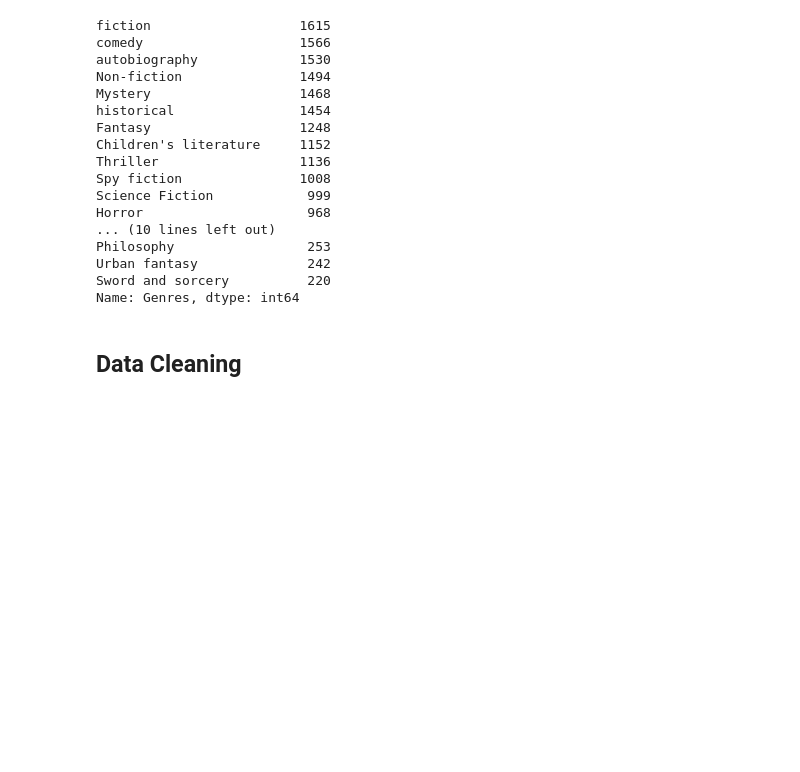
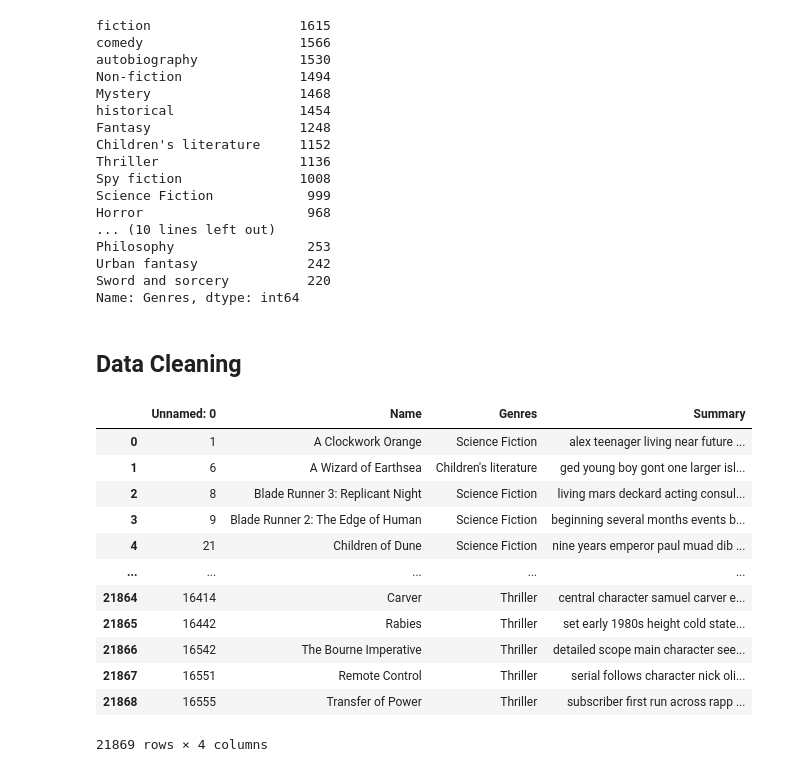
Before and after one commit to docmhvr/CMPE_255_Book_Genre_Prediction, a Jupyter notebook: Data Extraction/CMUBookSummaryDataset.ipynb, the cells around one changed output. Drawn from its saved outputs; the diff is of its cells as text; code cells hidden in the pictures; blank space fills up the shorter version.

Commit message:
Data cleaning completed for the CMU Book Summary dataset

```diff
--- a/Data Extraction/CMUBookSummaryDataset.ipynb
+++ b/Data Extraction/CMUBookSummaryDataset.ipynb
@@ -265,3 +265,35 @@ def remove_punctuation(data):
 
 def remove_apostrophe(data):
     return np.char.replace(data, "'", "")
+# %%
+def preprocesswithoutstem(data):
+    data=np.char.lower(data)
+
+    data = remove_punctuation(data) #remove comma seperately
+
+    data = remove_apostrophe(data)
+
+    data = remove_stopwords(data)
+
+    data = remove_punctuation(data)
+
+    data = remove_stopwords(data) #needed again as num2word is giving stop words 101 - one hundred and one
+
+    return data
+# %%
+df.Summary=df.Summary.apply(preprocesswithoutstem)
+df
+# %% [output]
+|  | Unnamed: 0 | Name | Genres | Summary |
+| 0 | 1 | A Clockwork Orange | Science Fiction | alex teenager living near future ... |
+| 1 | 6 | A Wizard of Earthsea | Children's literature | ged young boy gont one larger isl... |
+| 2 | 8 | Blade Runner 3: Replicant Night | Science Fiction | living mars deckard acting consul... |
+| 3 | 9 | Blade Runner 2: The Edge of Human | Science Fiction | beginning several months events b... |
+| 4 | 21 | Children of Dune | Science Fiction | nine years emperor paul muad dib ... |
+| ... | ... | ... | ... | ... |
+| 21864 | 16414 | Carver | Thriller | central character samuel carver e... |
+| 21865 | 16442 | Rabies | Thriller | set early 1980s height cold state... |
+| 21866 | 16542 | The Bourne Imperative | Thriller | detailed scope main character see... |
+| 21867 | 16551 | Remote Control | Thriller | serial follows character nick oli... |
+| 21868 | 16555 | Transfer of Power | Thriller | subscriber first run across rapp ... |
+21869 rows × 4 columns
```
